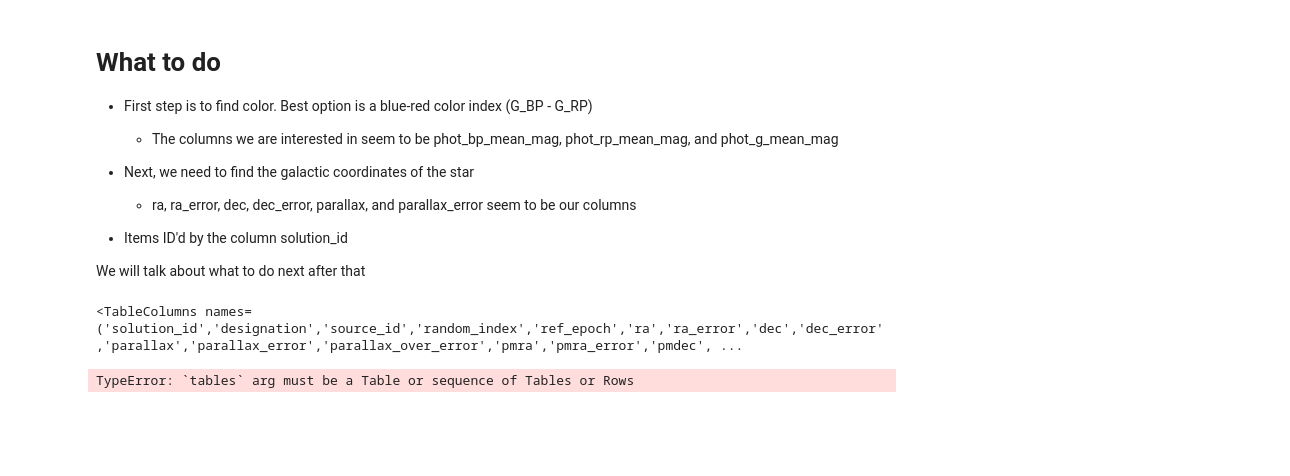
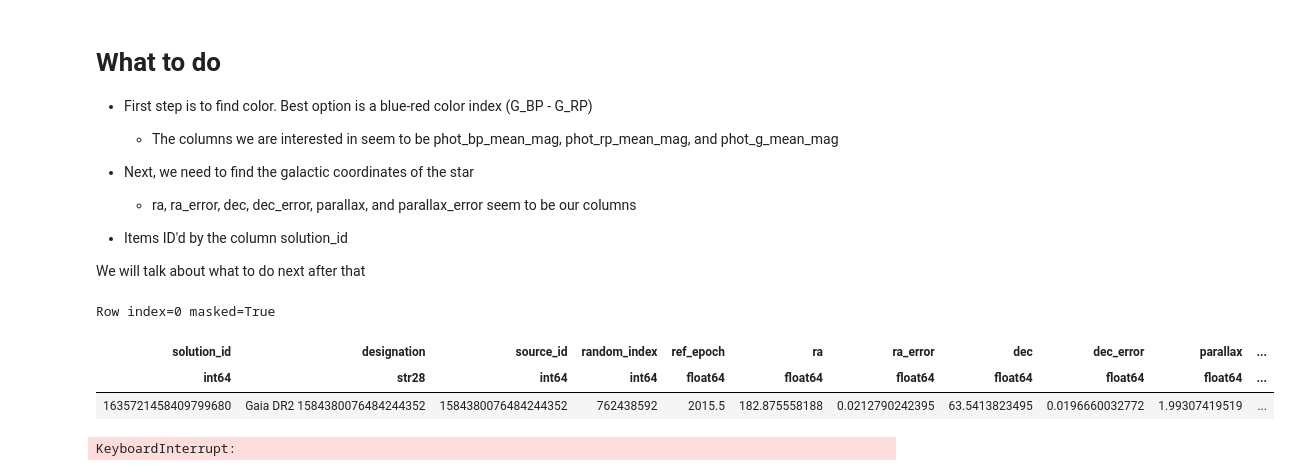
Before and after one commit to morkwed/Math-560-Project-with-GAIA, a Jupyter notebook: GAIA_p.ipynb, the cells around one changed output. Saved outputs shown, nothing was run; the diff lists cells and outputs as text; code cells hidden in the pictures; blank space fills up the shorter version.

```diff
--- a/GAIA_p.ipynb
+++ b/GAIA_p.ipynb
@@ -50,11 +88,14 @@ Done
 
 We will talk about what to do next after that
 # %%
-Gaia1.columns
+Gaia0[0]
 
 # By the looks of it, if the mask element is True, it is a null entry
 # %% [output]
-<TableColumns names=('solution_id','designation','source_id','random_index','ref_epoch','ra','ra_error','dec','dec_error','parallax','parallax_error','parallax_over_error','pmra','pmra_error','pmdec', ...
+Row index=0 masked=True
+| solution_id | designation | source_id | random_index | ref_epoch | ra | ra_error | dec | dec_error | parallax | ... |
+| int64 | str28 | int64 | int64 | float64 | float64 | float64 | float64 | float64 | float64 | ... |
+| 1635721458409799680 | Gaia DR2 1584380076484244352 | 1584380076484244352 | 762438592 | 2015.5 | 182.875558188 | 0.0212790242395 | 63.5413823495 | 0.0196660032772 | 1.99307419519 | ... |
 # %%
 # We make a function to find the color index of blue (G_BP) and red (G_RP)
 # Structured to keep ID as the first item in the list
@@ -69,10 +110,17 @@ def BR_index(ID, bp, rp): # color1 - color2
     return(color)
 # %%
 # Now big lists of certain color indices, also run once only
+
+catalogs = ["Gaia0", "Gaia1", "Gaia2", "Gaia3", "Gaia4", "Gaia5", "Gaia6", "Gaia7"]
+colors = ["br", "gr", "bg"]
+col_colm = [["phot_bp_mean_mag", "phot_rp_mean_mag"],["phot_gp_mean_mag", "phot_rp_mean_mag"], ["phot_bp_mean_mag", "phot_bp_mean_mag"]]
 # br: blue - red
 # bg: blue - green
 # gr: green - red
 
+
+
+br0 = BR_index(Gaia0['solution_id'], Gaia0['phot_bp_mean_mag'], Gaia0['phot_rp_mean_mag'])
 br1 = BR_index(Gaia1['solution_id'], Gaia1['phot_bp_mean_mag'], Gaia1['phot_rp_mean_mag'])
 br2 = BR_index(Gaia2['solution_id'], Gaia2['phot_bp_mean_mag'], Gaia2['phot_rp_mean_mag'])
 br3 = BR_index(Gaia3['solution_id'], Gaia3['phot_bp_mean_mag'], Gaia3['phot_rp_mean_mag'])
@@ -80,8 +128,8 @@ br4 = BR_index(Gaia4['solution_id'], Gaia4['phot_bp_mean_mag'], Gaia4['phot_rp_m
 br5 = BR_index(Gaia5['solution_id'], Gaia5['phot_bp_mean_mag'], Gaia5['phot_rp_mean_mag'])
 br6 = BR_index(Gaia6['solution_id'], Gaia6['phot_bp_mean_mag'], Gaia6['phot_rp_mean_mag'])
 br7 = BR_index(Gaia7['solution_id'], Gaia7['phot_bp_mean_mag'], Gaia7['phot_rp_mean_mag'])
-br8 = BR_index(Gaia8['solution_id'], Gaia8['phot_bp_mean_mag'], Gaia8['phot_rp_mean_mag'])
 
+bg0 = BR_index(Gaia0['solution_id'], Gaia0['phot_bp_mean_mag'], Gaia0['phot_g_mean_mag'])
 bg1 = BR_index(Gaia1['solution_id'], Gaia1['phot_bp_mean_mag'], Gaia1['phot_g_mean_mag'])
 bg2 = BR_index(Gaia2['solution_id'], Gaia2['phot_bp_mean_mag'], Gaia2['phot_g_mean_mag'])
 bg3 = BR_index(Gaia3['solution_id'], Gaia3['phot_bp_mean_mag'], Gaia3['phot_g_mean_mag'])
@@ -89,8 +137,8 @@ bg4 = BR_index(Gaia4['solution_id'], Gaia4['phot_bp_mean_mag'], Gaia4['phot_g_me
 bg5 = BR_index(Gaia5['solution_id'], Gaia5['phot_bp_mean_mag'], Gaia5['phot_g_mean_mag'])
 bg6 = BR_index(Gaia6['solution_id'], Gaia6['phot_bp_mean_mag'], Gaia6['phot_g_mean_mag'])
 bg7 = BR_index(Gaia7['solution_id'], Gaia7['phot_bp_mean_mag'], Gaia7['phot_g_mean_mag'])
-bg8 = BR_index(Gaia8['solution_id'], Gaia8['phot_bp_mean_mag'], Gaia8['phot_g_mean_mag'])
 
+gr0 = BR_index(Gaia0['solution_id'], Gaia0['phot_g_mean_mag'], Gaia0['phot_rp_mean_mag'])
 gr1 = BR_index(Gaia1['solution_id'], Gaia1['phot_g_mean_mag'], Gaia1['phot_rp_mean_mag'])
 gr2 = BR_index(Gaia2['solution_id'], Gaia2['phot_g_mean_mag'], Gaia2['phot_rp_mean_mag'])
 gr3 = BR_index(Gaia3['solution_id'], Gaia3['phot_g_mean_mag'], Gaia3['phot_rp_mean_mag'])
@@ -98,15 +146,14 @@ gr4 = BR_index(Gaia4['solution_id'], Gaia4['phot_g_mean_mag'], Gaia4['phot_rp_me
 gr5 = BR_index(Gaia5['solution_id'], Gaia5['phot_g_mean_mag'], Gaia5['phot_rp_mean_mag'])
 gr6 = BR_index(Gaia6['solution_id'], Gaia6['phot_g_mean_mag'], Gaia6['phot_rp_mean_mag'])
 gr7 = BR_index(Gaia7['solution_id'], Gaia7['phot_g_mean_mag'], Gaia7['phot_rp_mean_mag'])
-gr8 = BR_index(Gaia8['solution_id'], Gaia8['phot_g_mean_mag'], Gaia8['phot_rp_mean_mag'])
 
-br = vstack([br1, br2, br3, br4, br5, br6, br7, br8])
-bg = vstack([bg1, bg2, bg3, bg4, bg5, bg6, bg7, bg8])
-gr = vstack([gr1, gr2, gr3, gr4, gr5, gr6, gr7, gr8])
+br = vstack([br0, br1, br2, br3, br4, br5, br6, br7])
+bg = vstack([bg0, bg1, bg2, bg3, bg4, bg5, bg6, bg7])
+gr = vstack([gr0, gr1, gr2, gr3, gr4, gr5, gr6, gr7])
 
-print(len(br))
+print(len(br, bg, gr))
 # %% [output]
-TypeError: `tables` arg must be a Table or sequence of Tables or Rows
+KeyboardInterrupt:
 # %%
 N_br1 = [np.mean(br1[1]), np.std(br1[1])]
 N_br2 = [np.mean(br2[1]), np.std(br2[1])]
```
Also changed, not shown: parts of 4 cells of this notebook.
